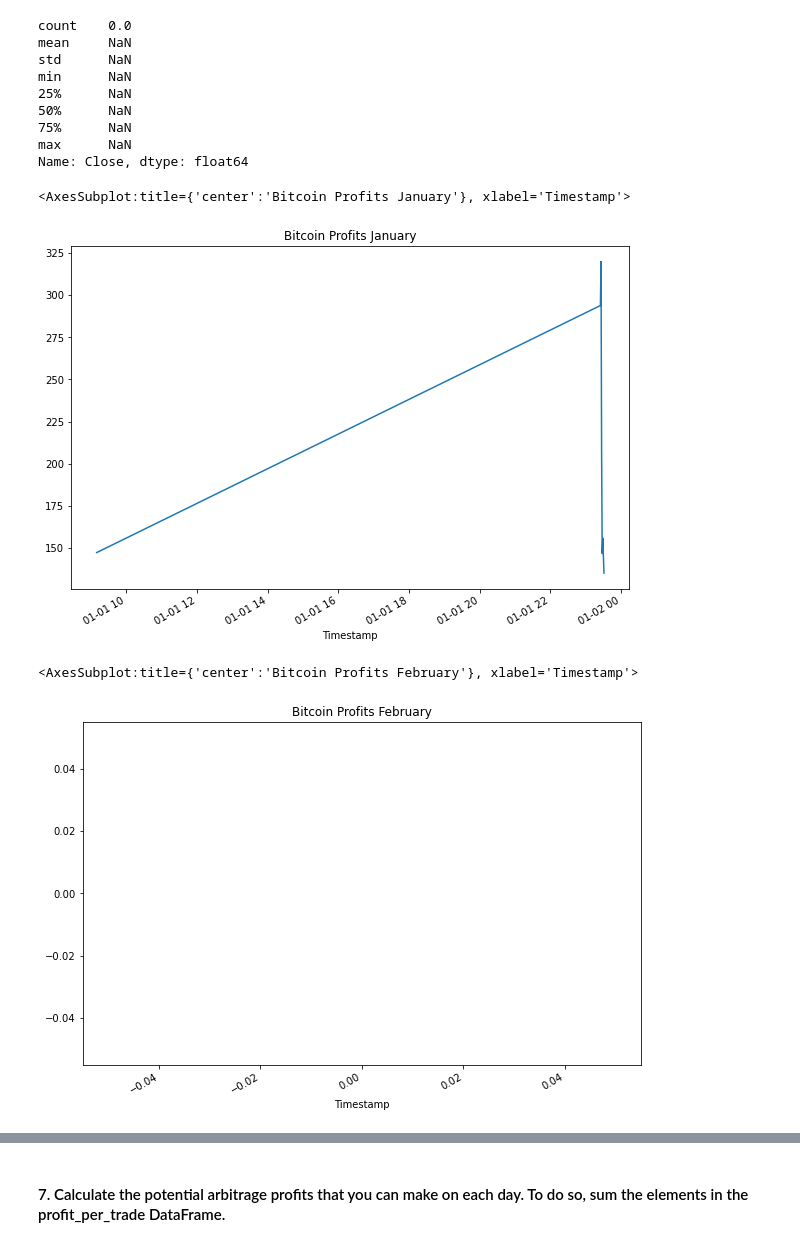
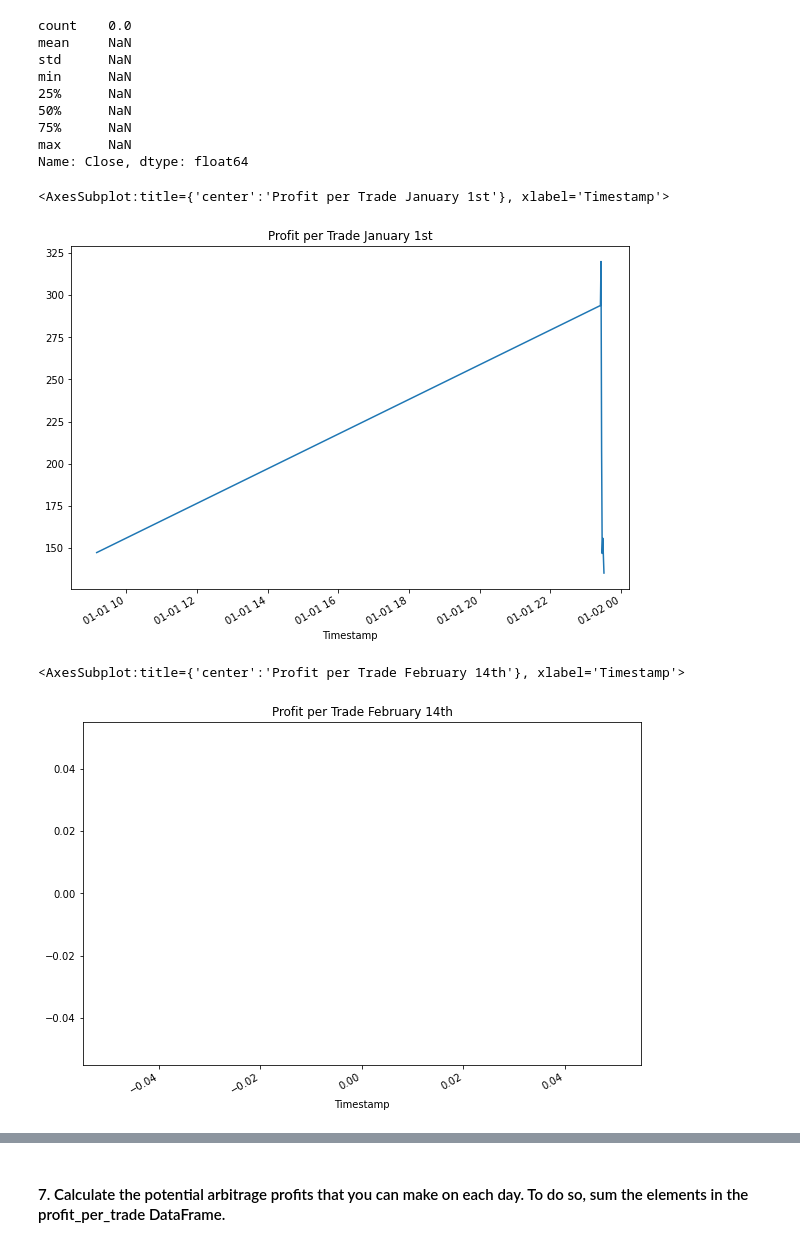
Before and after one commit to danicavalera/Crypto_Arbitrage, a Jupyter notebook: Assignment3/crypto_arbitrage.ipynb, the cells around one changed output, grey strips where cells are left out. Drawn from its saved outputs; the diff is of its cells as text; code cells hidden in the pictures.

```diff
--- a/Assignment3/crypto_arbitrage.ipynb
+++ b/Assignment3/crypto_arbitrage.ipynb
@@ -656,14 +686,14 @@ max      NaN
 Name: Close, dtype: float64
 # %%
 # Plot the results for the early profit per trade DataFrame
-profit_per_trade_early.plot(figsize=(10,7), title="Bitcoin Profits January")
+profit_per_trade_early.plot(figsize=(10,7), title="Profit per Trade January 1st")
 # %% [output]
-<AxesSubplot:title={'center':'Bitcoin Profits January'}, xlabel='Timestamp'>
+<AxesSubplot:title={'center':'Profit per Trade January 1st'}, xlabel='Timestamp'>
-[figure, old version]
+[figure, new version]
 # %%
 #middle
-profit_per_trade_middle.plot(figsize=(10,7), title="Bitcoin Profits February")
+profit_per_trade_middle.plot(figsize=(10,7), title="Profit per Trade February 14th")
 # %% [output]
-<AxesSubplot:title={'center':'Bitcoin Profits February'}, xlabel='Timestamp'>
+<AxesSubplot:title={'center':'Profit per Trade February 14th'}, xlabel='Timestamp'>
-[figure, old version]
+[figure, new version]
 # %%
```
Also changed, not shown: parts of 24 cells of this notebook.
